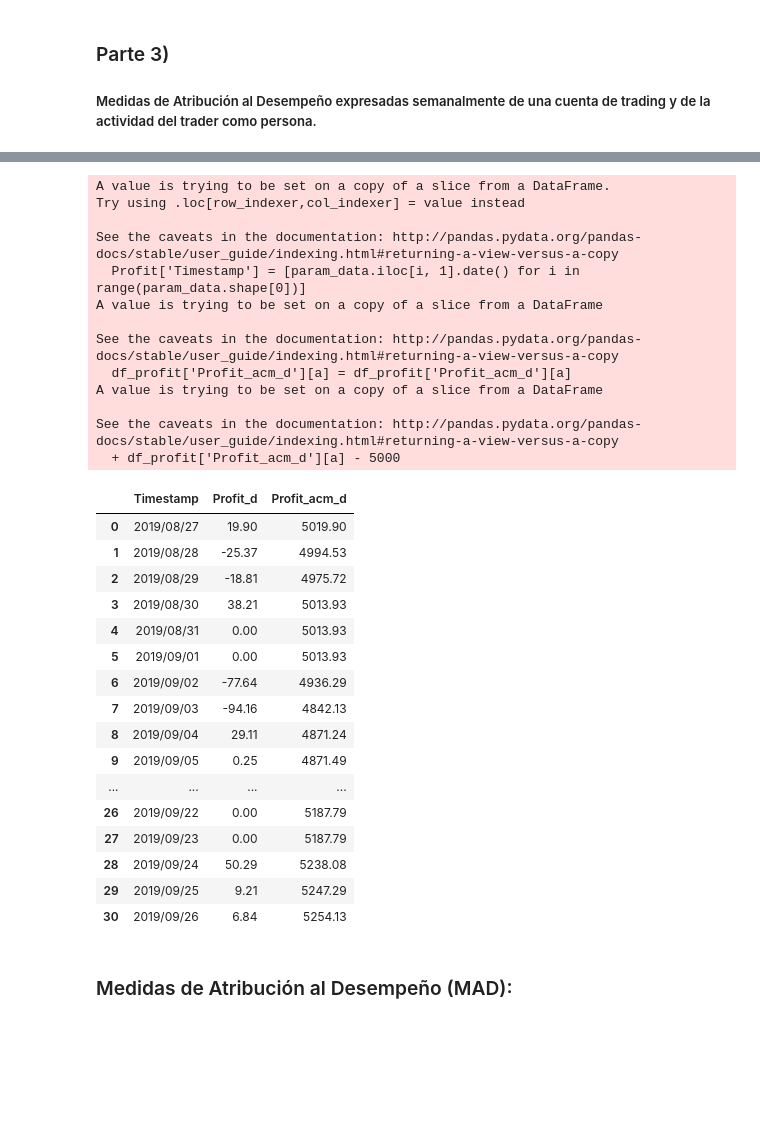
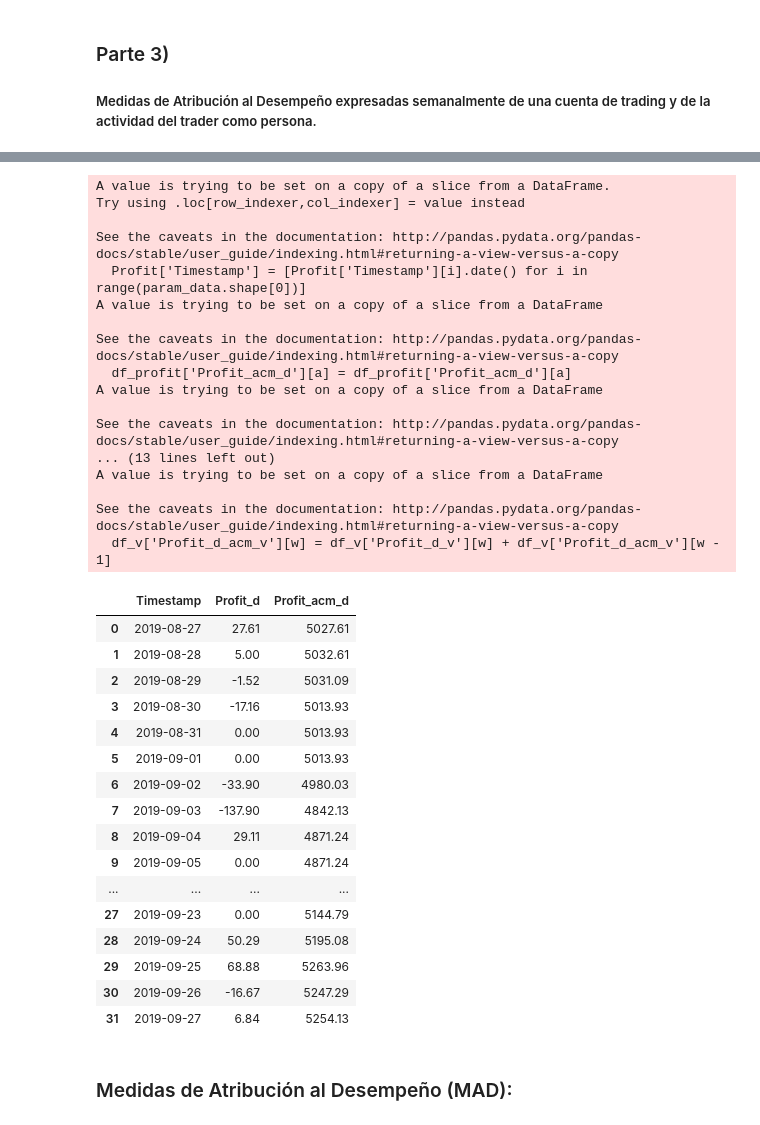
Before and after one commit to NatashaGamez/Lab_2_LNGO, a Jupyter notebook: Lab_2_LNGO_Notebook.ipynb, the cells around one changed output, grey strips where cells are left out. Saved outputs shown, nothing was run; the diff lists cells and outputs as text; code cells hidden in the pictures; blank space fills up the shorter version.

```diff
--- a/Lab_2_LNGO_Notebook.ipynb
+++ b/Lab_2_LNGO_Notebook.ipynb
@@ -115,37 +114,41 @@ datos
 # %%
-df_profit_diario = fn.f_profit_diario(param_data=datos)
-df_profit_diario
+[df_profit_d, profit_d_acm_c, profit_d_acm_v] = fn.f_profit_diario(param_data=datos)
+df_profit_d
 # %% [output]
 A value is trying to be set on a copy of a slice from a DataFrame.
 Try using .loc[row_indexer,col_indexer] = value instead
 
 See the caveats in the documentation: http://pandas.pydata.org/pandas-docs/stable/user_guide/indexing.html#returning-a-view-versus-a-copy
-  Profit['Timestamp'] = [param_data.iloc[i, 1].date() for i in range(param_data.shape[0])]
+  Profit['Timestamp'] = [Profit['Timestamp'][i].date() for i in range(param_data.shape[0])]
 A value is trying to be set on a copy of a slice from a DataFrame
 
 See the caveats in the documentation: http://pandas.pydata.org/pandas-docs/stable/user_guide/indexing.html#returning-a-view-versus-a-copy
   df_profit['Profit_acm_d'][a] = df_profit['Profit_acm_d'][a]
 A value is trying to be set on a copy of a slice from a DataFrame
 
 See the caveats in the documentation: http://pandas.pydata.org/pandas-docs/stable/user_guide/indexing.html#returning-a-view-versus-a-copy
-  + df_profit['Profit_acm_d'][a] - 5000
+... (13 lines left out)
+A value is trying to be set on a copy of a slice from a DataFrame
+
+See the caveats in the documentation: http://pandas.pydata.org/pandas-docs/stable/user_guide/indexing.html#returning-a-view-versus-a-copy
+  df_v['Profit_d_acm_v'][w] = df_v['Profit_d_v'][w] + df_v['Profit_d_acm_v'][w - 1]
 |  | Timestamp | Profit_d | Profit_acm_d |
-| 0 | 2019/08/27 | 19.90 | 5019.90 |
-| 1 | 2019/08/28 | -25.37 | 4994.53 |
-| 2 | 2019/08/29 | -18.81 | 4975.72 |
-| 3 | 2019/08/30 | 38.21 | 5013.93 |
-| 4 | 2019/08/31 | 0.00 | 5013.93 |
-| 5 | 2019/09/01 | 0.00 | 5013.93 |
-| 6 | 2019/09/02 | -77.64 | 4936.29 |
-| 7 | 2019/09/03 | -94.16 | 4842.13 |
-| 8 | 2019/09/04 | 29.11 | 4871.24 |
-| 9 | 2019/09/05 | 0.25 | 4871.49 |
+| 0 | 2019-08-27 | 27.61 | 5027.61 |
+| 1 | 2019-08-28 | 5.00 | 5032.61 |
+| 2 | 2019-08-29 | -1.52 | 5031.09 |
+| 3 | 2019-08-30 | -17.16 | 5013.93 |
+| 4 | 2019-08-31 | 0.00 | 5013.93 |
+| 5 | 2019-09-01 | 0.00 | 5013.93 |
+| 6 | 2019-09-02 | -33.90 | 4980.03 |
+| 7 | 2019-09-03 | -137.90 | 4842.13 |
+| 8 | 2019-09-04 | 29.11 | 4871.24 |
+| 9 | 2019-09-05 | 0.00 | 4871.24 |
 | ... | ... | ... | ... |
-| 26 | 2019/09/22 | 0.00 | 5187.79 |
-| 27 | 2019/09/23 | 0.00 | 5187.79 |
-| 28 | 2019/09/24 | 50.29 | 5238.08 |
-| 29 | 2019/09/25 | 9.21 | 5247.29 |
-| 30 | 2019/09/26 | 6.84 | 5254.13 |
+| 27 | 2019-09-23 | 0.00 | 5144.79 |
+| 28 | 2019-09-24 | 50.29 | 5195.08 |
+| 29 | 2019-09-25 | 68.88 | 5263.96 |
+| 30 | 2019-09-26 | -16.67 | 5247.29 |
+| 31 | 2019-09-27 | 6.84 | 5254.13 |
 # %% [markdown]
 ### Medidas de Atribución al Desempeño (MAD):
 # %% [markdown]
```
Also changed, not shown: parts of 5 cells of this notebook, 3 other files.
